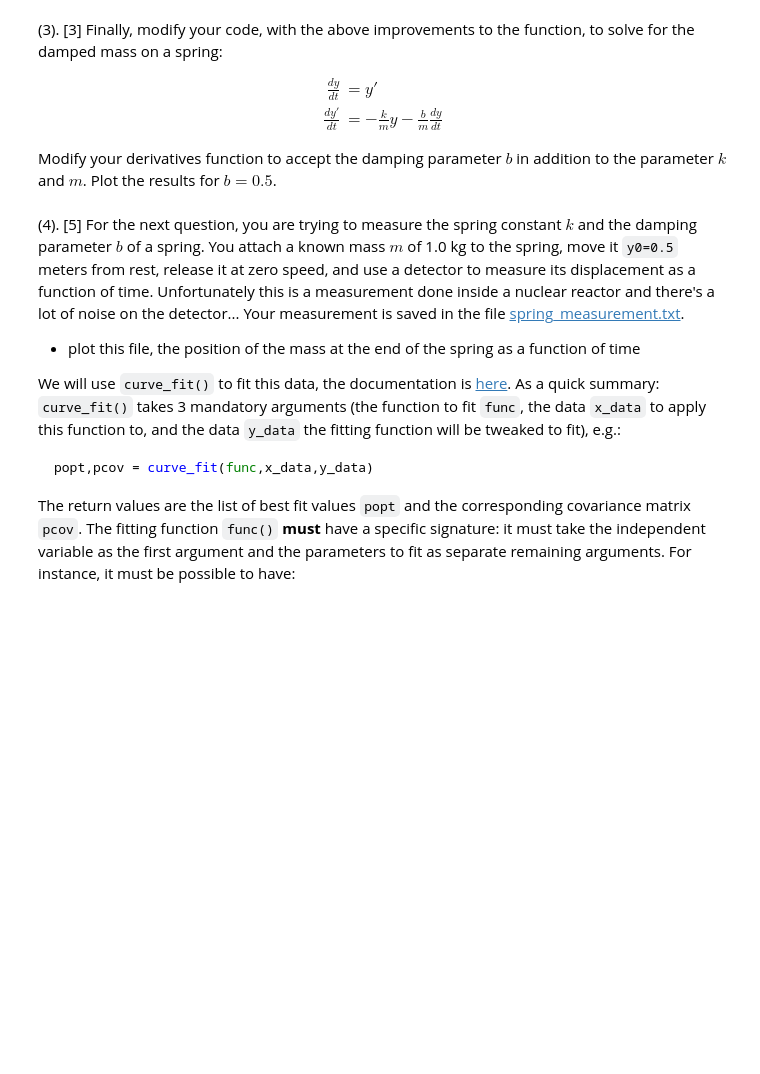
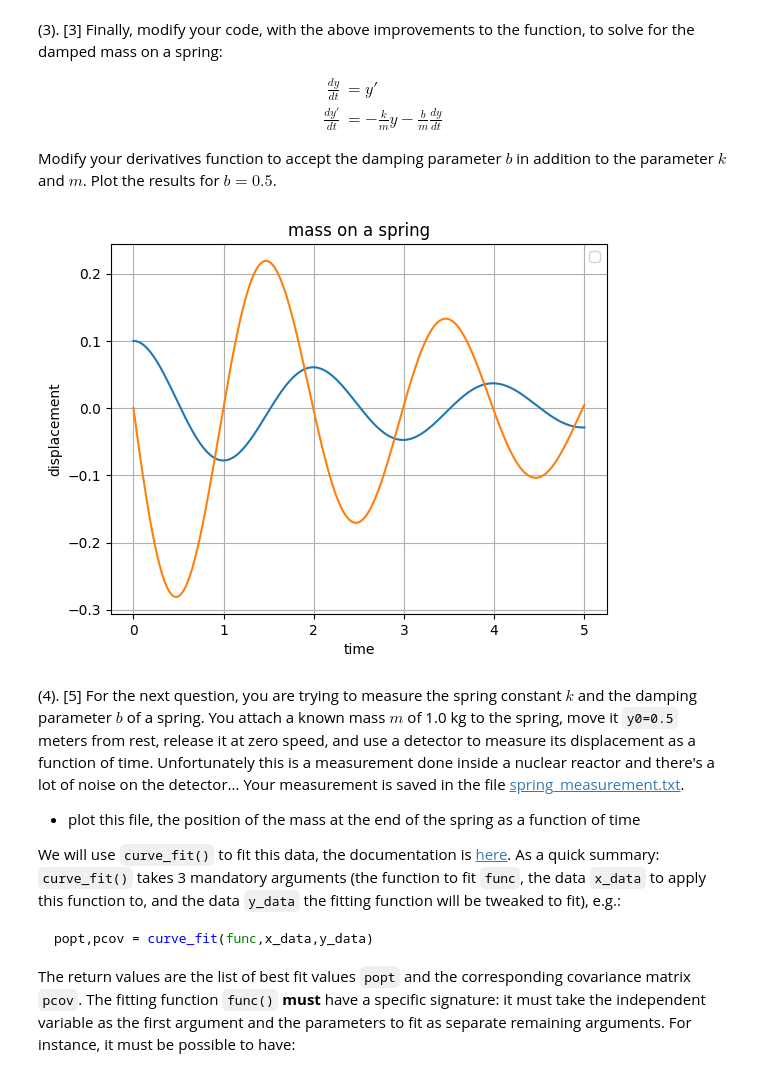
Before and after one commit to PX2145-2025/week-8-b-Finlay-Hall, a Jupyter notebook: ODEs.ipynb, the cells around one changed output. Cells and saved outputs as stored; diff of their text form; code cells hidden in the pictures; blank space fills up the shorter version.

```diff
--- a/ODEs.ipynb
+++ b/ODEs.ipynb
@@ -252,28 +252,31 @@ $$
 
 Modify your derivatives function to accept the damping parameter $b$ in addition to the parameter $k$ and $m$. Plot the results for $b=0.5$.
 # %%
-def f(y, t, k, m, b): # return derivatives of the array y
+def f(y, t, k, m, b): # return derivatives of the array y with parameters k, m and b
     return [ y[1], # the first equation dy[0]/dt
             -(k/m)*y[0] -(b/m)*y[1] # the second equation dy[1]/dt with b included
            ]
 
 npts = 1000 # Number of points
 tmax = 5 # Maximum time
 k = 10
 m = 1
+b=0.5
 
 # setting up the time array:
 t = np.linspace(0.0, tmax, npts)
 
 yinit = [0.1, 0] # TWO initial values, y and y'
-y = odeint(f, yinit, t, args=(k,m))
+y = odeint(f, yinit, t, args=(k,m,b))
 
 plt.plot(t, y, label='')
 plt.xlabel('time')
 plt.ylabel('displacement')
 plt.title('mass on a spring')
 plt.legend()
 plt.grid()
+# %% [output]
+[figure, added]
 # %% [markdown]
 (4). [5] For the next question, you are trying to measure the spring constant $k$ and the damping parameter $b$ of a spring. You attach a known mass $m$ of 1.0 kg to the spring, move it `y0=0.5` meters from rest, release it at zero speed, and use a detector to measure its displacement as a function of time. Unfortunately this is a measurement done inside a nuclear reactor and there's a lot of noise on the detector... Your measurement is saved in the file [spring_measurement.txt](https://raw.githubusercontent.com/PX2134/data/master/week8/spring_measurement.txt).
 
```
Also changed, not shown: parts of 3 cells of this notebook.
